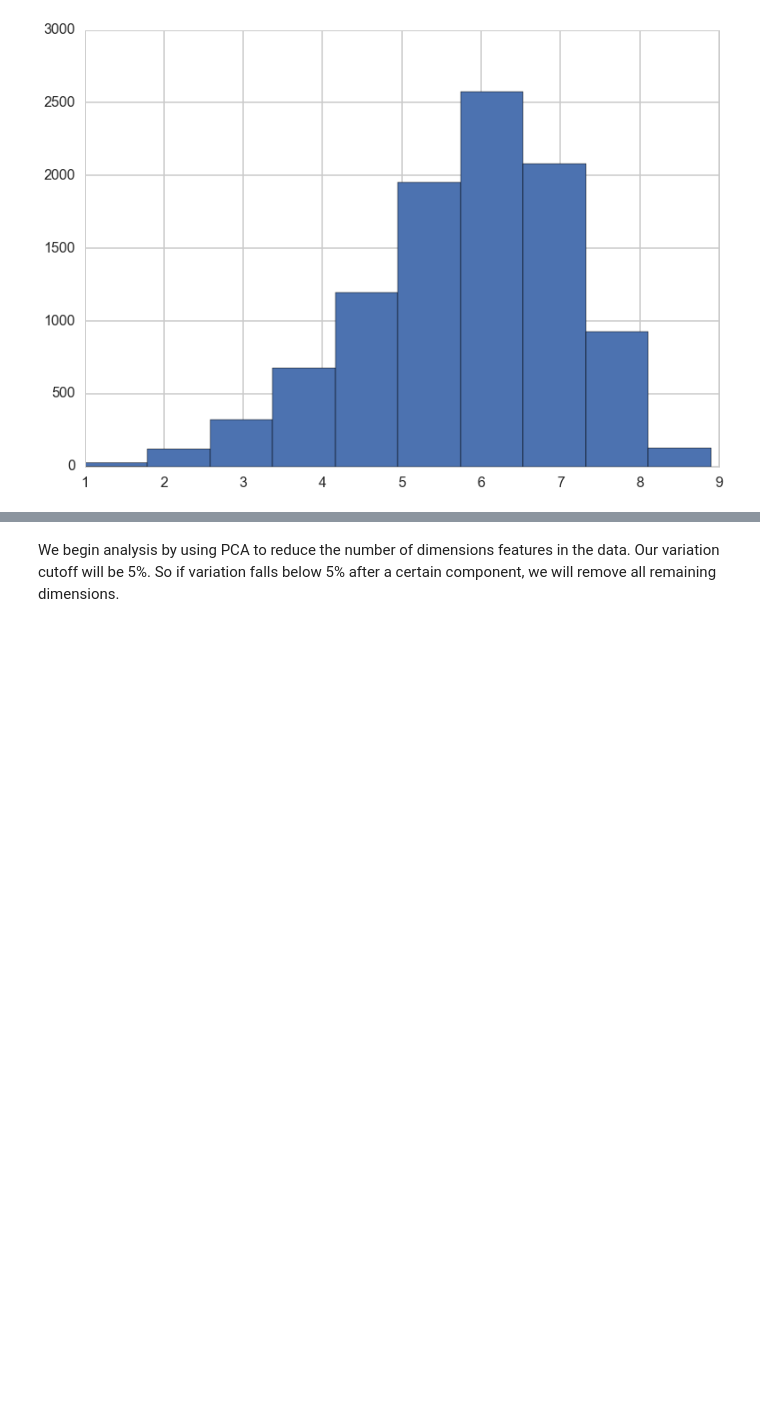
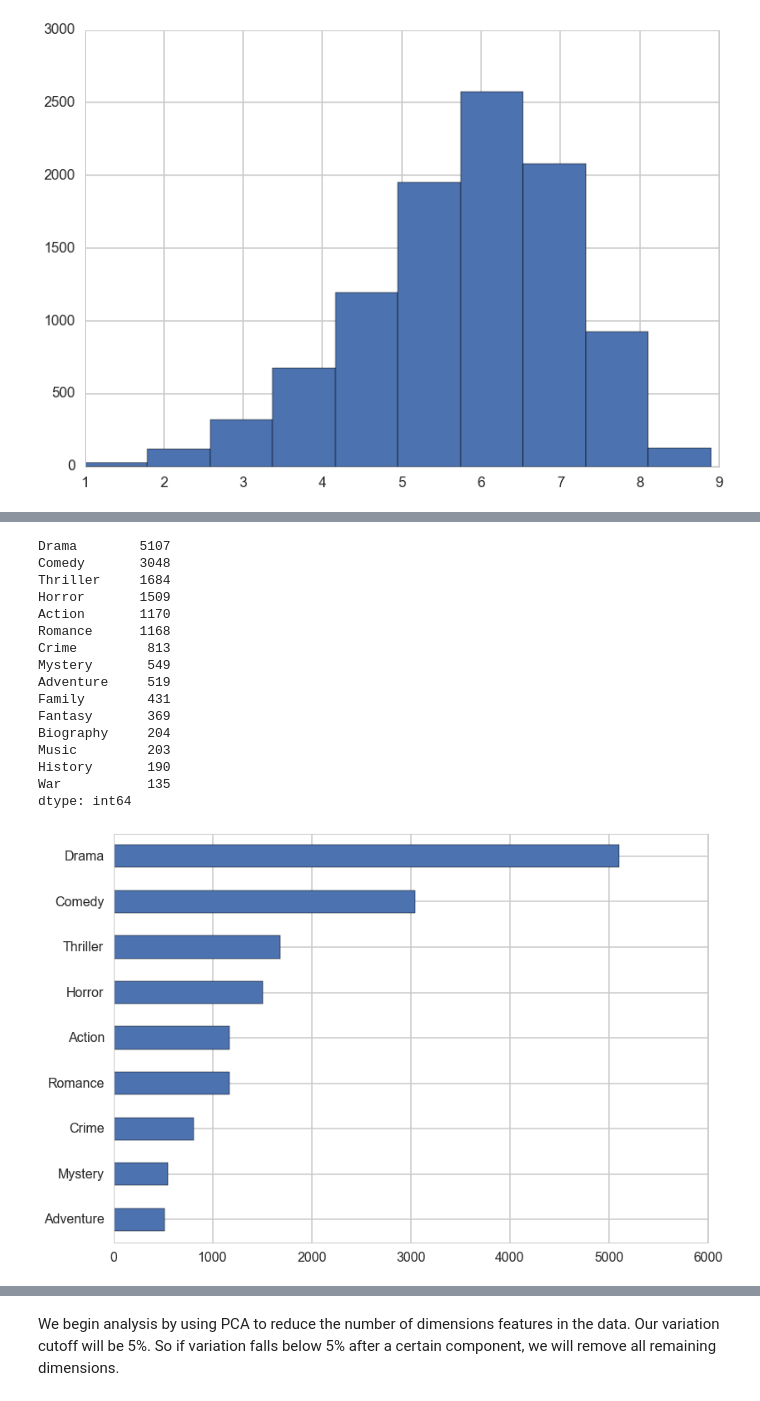
Before and after one commit to zhiqianseah/CS109finalproj, a Jupyter notebook: Project Write Up.ipynb, the cells around one changed output, grey strips where cells are left out. Saved outputs shown, nothing was run; the diff lists cells and outputs as text; code cells hidden in the pictures; blank space fills up the shorter version.

```diff
--- a/Project Write Up.ipynb
+++ b/Project Write Up.ipynb
@@ -223,0 +253,24 @@ plt.hist(statsdf.user_ratings)
+# %%
+freq_g = Xsampleddf[Xsampleddf.columns[len(places3)+1:]].sum(axis=0)
+sortfreq_g = freq_g.sort_values(ascending=False)
+print sortfreq_g[0:15]
+ax=(sortfreq_g[0:9]).plot('barh')
+ax.invert_yaxis()
+# %% [output]
+Drama        5107
+Comedy       3048
+Thriller     1684
+Horror       1509
+Action       1170
+Romance      1168
+Crime         813
+Mystery       549
+Adventure     519
+Family        431
+Fantasy       369
+Biography     204
+Music         203
+History       190
+War           135
+dtype: int64
+[figure, added]
```
Also changed, not shown: parts of 50 cells of this notebook.
